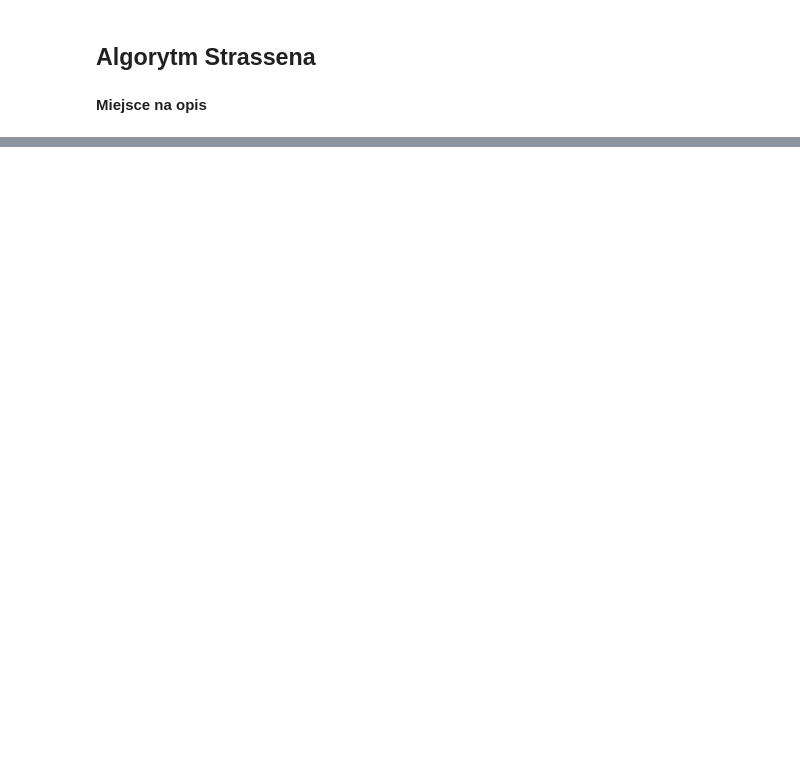
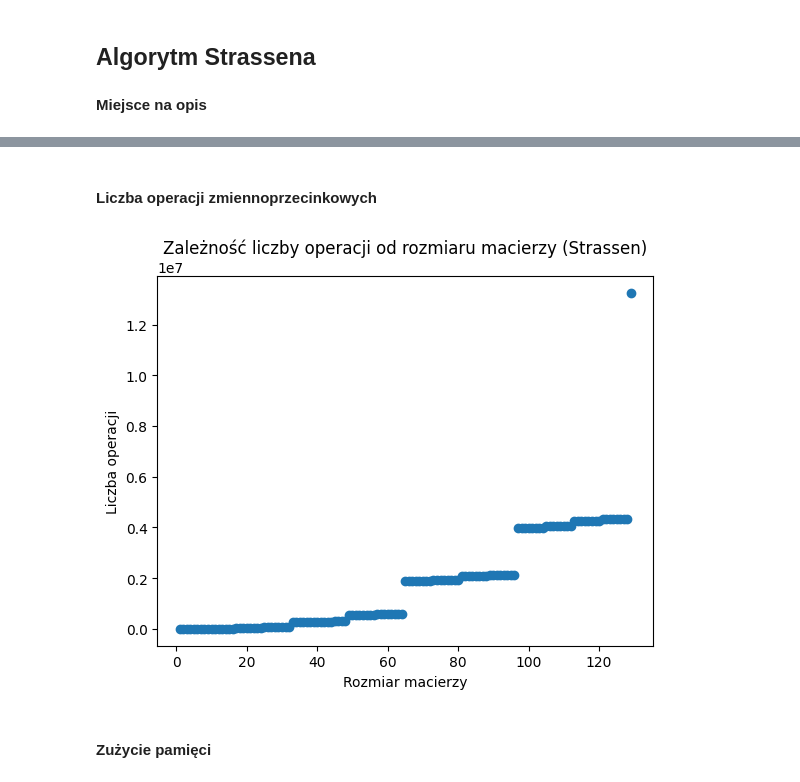
Before and after one commit to krzysztof-kopel/AlgoMacierzowe, a Jupyter notebook: lab1/lab1.ipynb, the cells around one changed output, grey strips where cells are left out. Cells and saved outputs as stored; diff of their text form; code cells hidden in the pictures; blank space fills up the shorter version.

```diff
--- a/lab1/lab1.ipynb
+++ b/lab1/lab1.ipynb
@@ -205,0 +243,12 @@ plt.show()
+# %% [markdown]
+#### Liczba operacji zmiennoprzecinkowych
+# %%
+plt.scatter(range(1, len(successful_strassen_wrappers) + 1), [wrapper.flops for wrapper in successful_strassen_wrappers])
+plt.title("Zależność liczby operacji od rozmiaru macierzy (Strassen)")
+plt.xlabel("Rozmiar macierzy")
+plt.ylabel("Liczba operacji")
+plt.show()
+# %% [output]
+[figure, added]
+# %% [markdown]
+#### Zużycie pamięci
```
Also changed, not shown: parts of 28 cells of this notebook, 1 other file.
